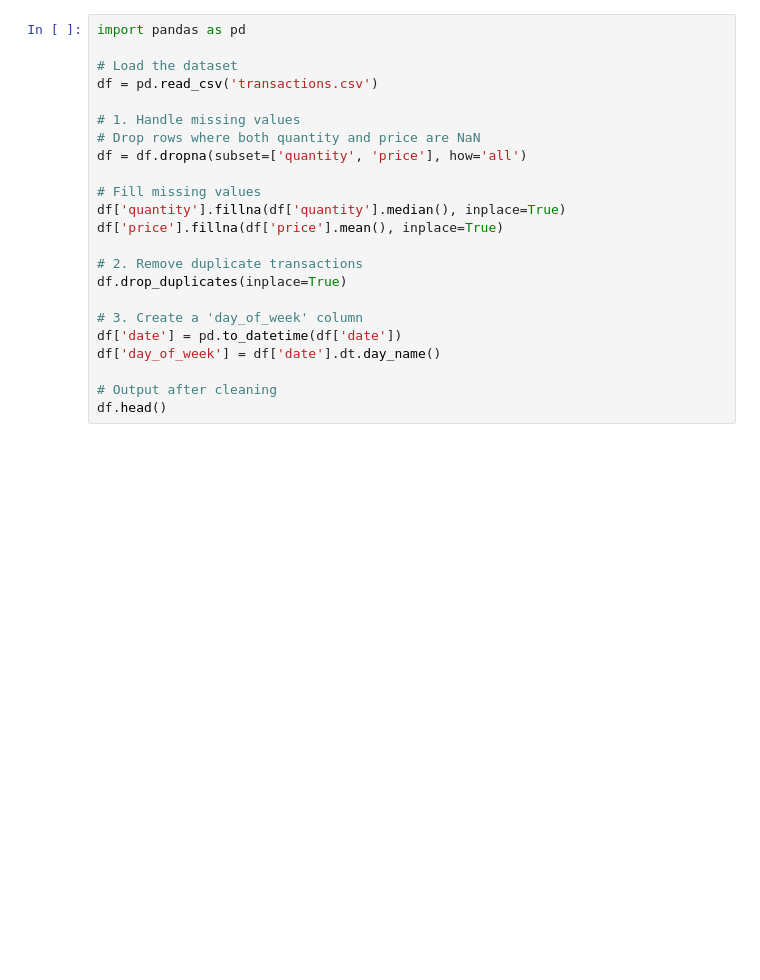
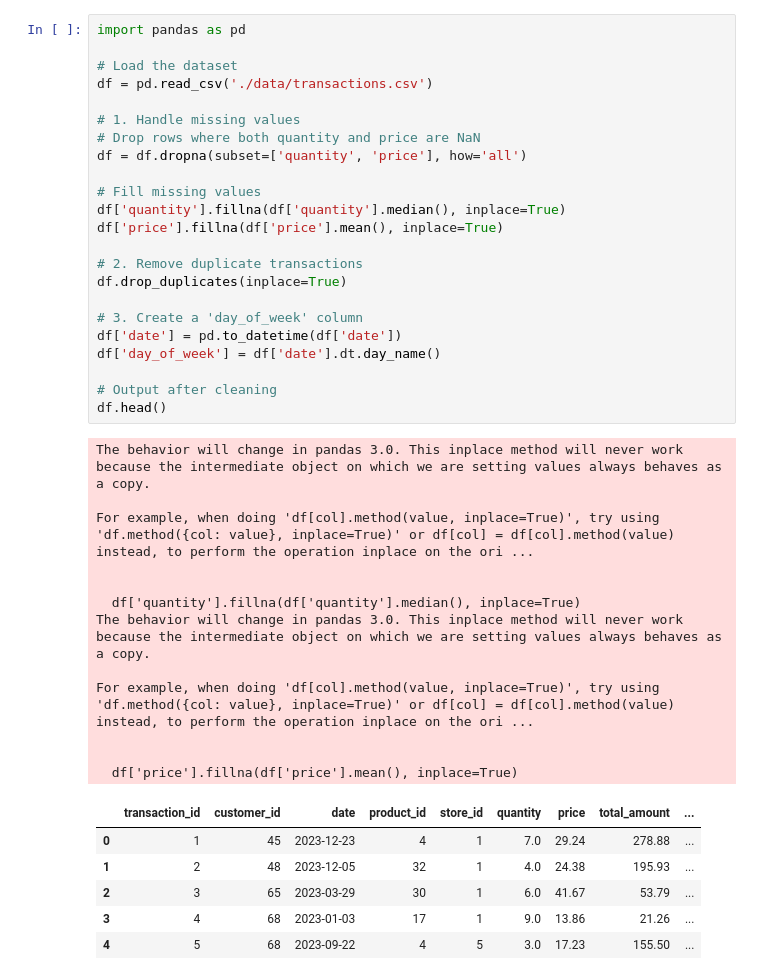
Before and after one commit to amarkanday/python-tutorials, a Jupyter notebook: test4-solution.ipynb, the cells around one changed output. Drawn from its saved outputs; the diff is of its cells as text; blank space fills up the shorter version.

Commit message:
data folder

```diff
--- a/test4-solution.ipynb
+++ b/test4-solution.ipynb
@@ -1,26 +1,45 @@
 # %%
 import pandas as pd
 
 # Load the dataset
-df = pd.read_csv('transactions.csv')
+df = pd.read_csv('./data/transactions.csv')
 
 # 1. Handle missing values
 # Drop rows where both quantity and price are NaN
 df = df.dropna(subset=['quantity', 'price'], how='all')
 
 # Fill missing values
 df['quantity'].fillna(df['quantity'].median(), inplace=True)
 df['price'].fillna(df['price'].mean(), inplace=True)
 
 # 2. Remove duplicate transactions
 df.drop_duplicates(inplace=True)
 
 # 3. Create a 'day_of_week' column
 df['date'] = pd.to_datetime(df['date'])
 df['day_of_week'] = df['date'].dt.day_name()
 
 # Output after cleaning
 df.head()
+# %% [output]
+The behavior will change in pandas 3.0. This inplace method will never work because the intermediate object on which we are setting values always behaves as a copy.
+
+For example, when doing 'df[col].method(value, inplace=True)', try using 'df.method({col: value}, inplace=True)' or df[col] = df[col].method(value) instead, to perform the operation inplace on the ori ...
+
+
+  df['quantity'].fillna(df['quantity'].median(), inplace=True)
+The behavior will change in pandas 3.0. This inplace method will never work because the intermediate object on which we are setting values always behaves as a copy.
+
+For example, when doing 'df[col].method(value, inplace=True)', try using 'df.method({col: value}, inplace=True)' or df[col] = df[col].method(value) instead, to perform the operation inplace on the ori ...
+
+
+  df['price'].fillna(df['price'].mean(), inplace=True)
+|  | transaction_id | customer_id | date | product_id | store_id | quantity | price | total_amount | ... |
+| 0 | 1 | 45 | 2023-12-23 | 4 | 1 | 7.0 | 29.24 | 278.88 | ... |
+| 1 | 2 | 48 | 2023-12-05 | 32 | 1 | 4.0 | 24.38 | 195.93 | ... |
+| 2 | 3 | 65 | 2023-03-29 | 30 | 1 | 6.0 | 41.67 | 53.79 | ... |
+| 3 | 4 | 68 | 2023-01-03 | 17 | 1 | 9.0 | 13.86 | 21.26 | ... |
+| 4 | 5 | 68 | 2023-09-22 | 4 | 5 | 3.0 | 17.23 | 155.50 | ... |
 # %%
 import matplotlib.pyplot as plt
 import seaborn as sns
```
Also changed, not shown: parts of 5 cells of this notebook, 20 other files.
